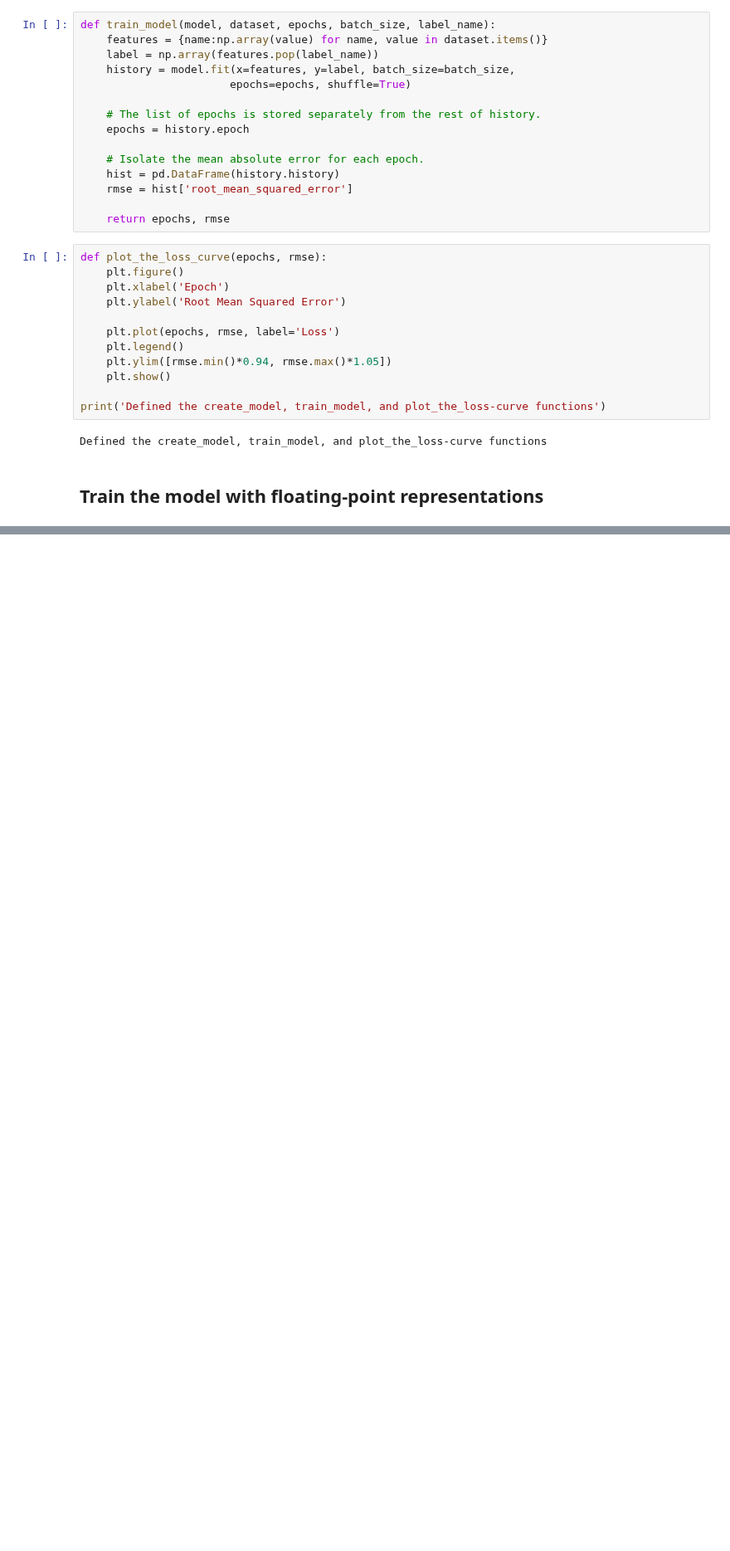
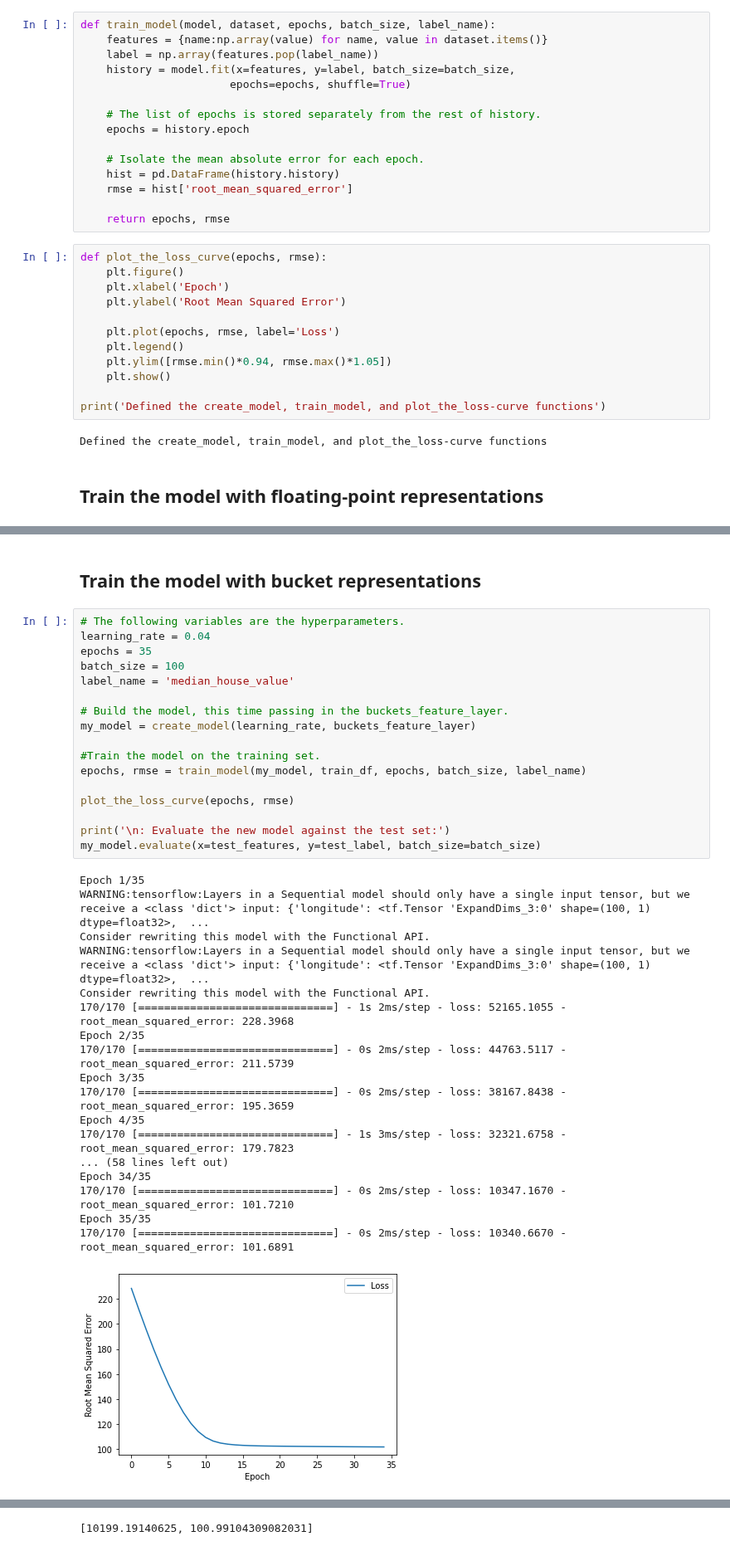
Before and after one commit to fasthill/google-ML-crash-course, a Jupyter notebook: feature_cross.ipynb, the cells around one changed output, grey strips where cells are left out. Shown at 83% size. Drawn from its saved outputs; the diff is of its cells as text; blank space fills up the shorter version.

Commit message:
bucket presentation

```diff
--- a/feature_cross.ipynb
+++ b/feature_cross.ipynb
@@ -149,0 +260,38 @@ Consider rewriting this model with the Functional API.
+# %% [markdown]
+## Train the model with bucket representations
+# %%
+# The following variables are the hyperparameters.
+learning_rate = 0.04
+epochs = 35
+batch_size = 100
+label_name = 'median_house_value'
+
+# Build the model, this time passing in the buckets_feature_layer.
+my_model = create_model(learning_rate, buckets_feature_layer)
+
+#Train the model on the training set.
+epochs, rmse = train_model(my_model, train_df, epochs, batch_size, label_name)
+
+plot_the_loss_curve(epochs, rmse)
+
+print('\n: Evaluate the new model against the test set:')
+my_model.evaluate(x=test_features, y=test_label, batch_size=batch_size)
+# %% [output]
+Epoch 1/35
+WARNING:tensorflow:Layers in a Sequential model should only have a single input tensor, but we receive a <class 'dict'> input: {'longitude': <tf.Tensor 'ExpandDims_3:0' shape=(100, 1) dtype=float32>,  ...
+Consider rewriting this model with the Functional API.
+WARNING:tensorflow:Layers in a Sequential model should only have a single input tensor, but we receive a <class 'dict'> input: {'longitude': <tf.Tensor 'ExpandDims_3:0' shape=(100, 1) dtype=float32>,  ...
+Consider rewriting this model with the Functional API.
+170/170 [==============================] - 1s 2ms/step - loss: 52165.1055 - root_mean_squared_error: 228.3968
+Epoch 2/35
+170/170 [==============================] - 0s 2ms/step - loss: 44763.5117 - root_mean_squared_error: 211.5739
+Epoch 3/35
+170/170 [==============================] - 0s 2ms/step - loss: 38167.8438 - root_mean_squared_error: 195.3659
+Epoch 4/35
+170/170 [==============================] - 1s 3ms/step - loss: 32321.6758 - root_mean_squared_error: 179.7823
+... (58 lines left out)
+Epoch 34/35
+170/170 [==============================] - 0s 2ms/step - loss: 10347.1670 - root_mean_squared_error: 101.7210
+Epoch 35/35
+170/170 [==============================] - 0s 2ms/step - loss: 10340.6670 - root_mean_squared_error: 101.6891
+[figure, added]
@@ -149,0 +302 @@ Consider rewriting this model with the Functional API.
+[10199.19140625, 100.99104309082031]
```
Also changed, not shown: parts of 23 cells of this notebook.
